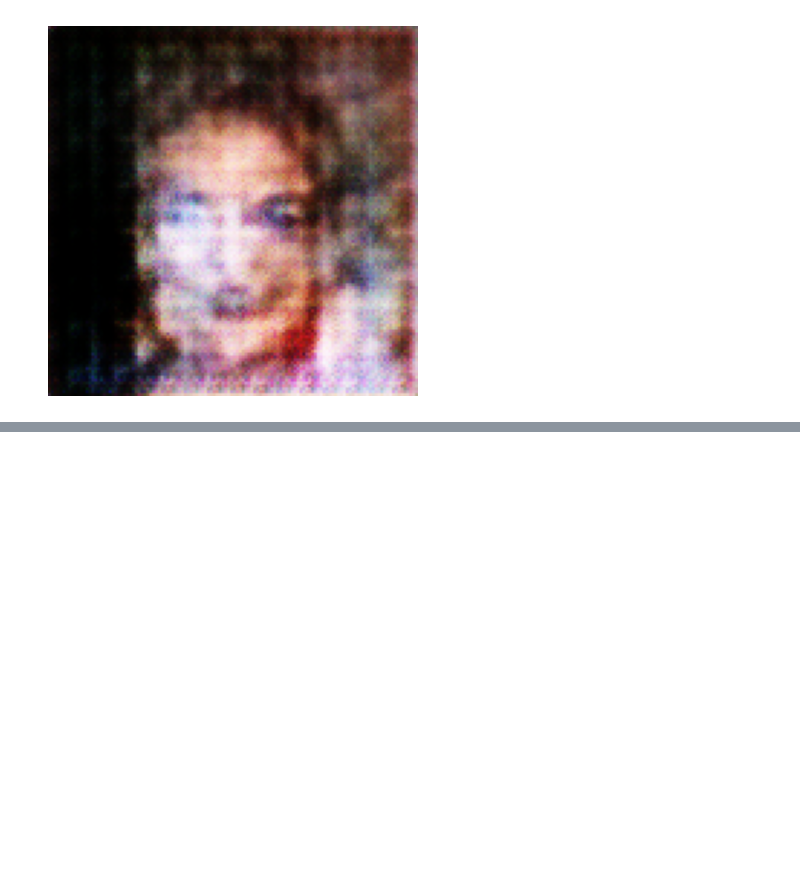
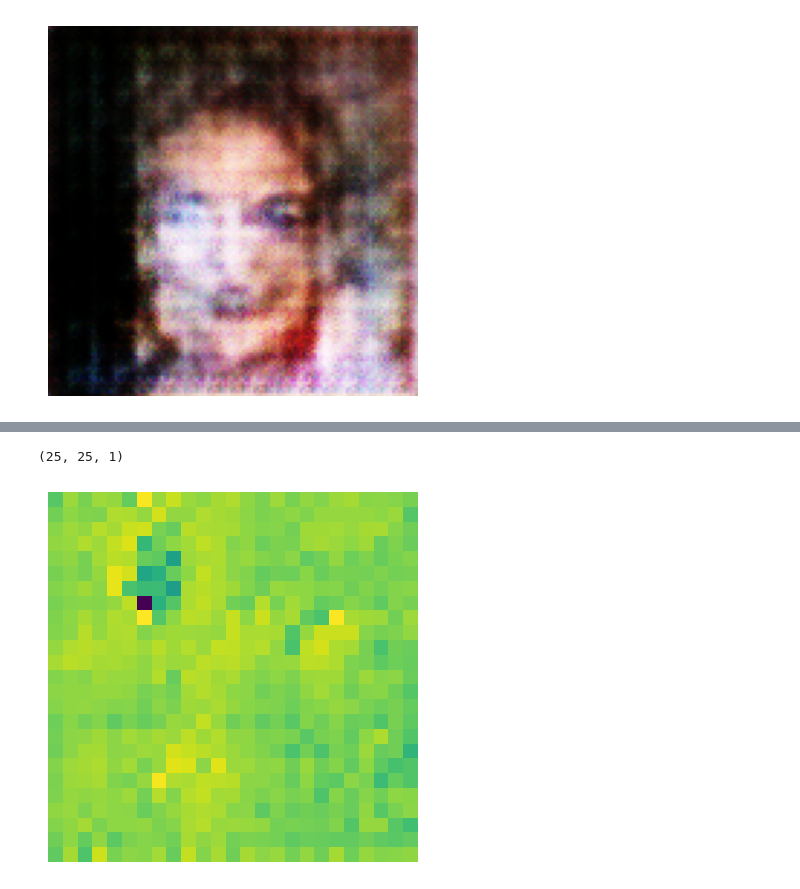
Before and after one commit to kishlaykumar1995/pytorch_implementations, a Jupyter notebook: GAN/GAN.ipynb, the cells around one changed output, grey strips where cells are left out. Cells and saved outputs as stored; diff of their text form; code cells hidden in the pictures; blank space fills up the shorter version.

```diff
--- a/GAN/GAN.ipynb
+++ b/GAN/GAN.ipynb
@@ -179,0 +210,20 @@ generate_image(generator)
+# %%
+class Generator(nn.Module):
+    def __init__(self, z_dim=100, out_channels=1, features_g=16):
+        super(Generator, self).__init__()
+        self.gen = nn.Sequential(
+            nn.ConvTranspose2d(z_dim, features_g * 4, kernel_size=3, stride=2, output_padding=0),  # 1x1 -> 3x3
+            nn.BatchNorm2d(features_g * 4),
+            nn.ReLU(),
+            nn.ConvTranspose2d(features_g * 4, features_g * 2, kernel_size=3, stride=2, output_padding=0),  # 3x3 -> 7x7
+            nn.BatchNorm2d(features_g * 2),
+            nn.ReLU(),
+            nn.ConvTranspose2d(features_g * 2, features_g, kernel_size=3, stride=2, padding=1, output_padding=1),  # 7x7 -> 14x14
+            nn.BatchNorm2d(features_g),
+            nn.ReLU(),
+            nn.ConvTranspose2d(features_g, out_channels, kernel_size=3, stride=2, padding=1, output_padding=1),  # 14x14 -> 28x28
+            nn.Tanh()  # output normalized between [-1, 1]
+        )
+
+    def forward(self, x):
+        return self.gen(x)
@@ -179,0 +452,27 @@ generate_image(generator)
+# %%
+# Function to generate an image
+def generate_image(generator, z_dim=100, device='cuda'):
+    # Set the generator in evaluation mode
+    generator.eval()
+
+    # Generate a random latent vector
+    noise = torch.randn(1, z_dim, 1, 1).to(device)  # 1 sample, Z_DIM size latent vector
+
+    # Generate a fake image from the latent vector
+    with torch.no_grad():  # No need to track gradients during inference
+        fake_image = generator(noise)
+
+    # Convert the output tensor to a format suitable for visualization
+    fake_image = (fake_image * 0.5) + 0.5  # Rescale from [-1, 1] to [0, 1]
+
+    # Plot the generated image
+    print(fake_image.squeeze(0).permute(1, 2, 0).cpu().numpy().shape)
+    plt.imshow(fake_image.squeeze(0).permute(1, 2, 0).cpu().numpy())  # Convert from (C, H, W) to (H, W, C)
+    plt.axis('off')  # Turn off axis for better visual display
+    plt.show()
+
+# Assuming the generator is already trained and available
+generate_image(generator)
+# %% [output]
+(25, 25, 1)
+[figure, added]
```
Also changed, not shown: parts of 10 cells of this notebook.
